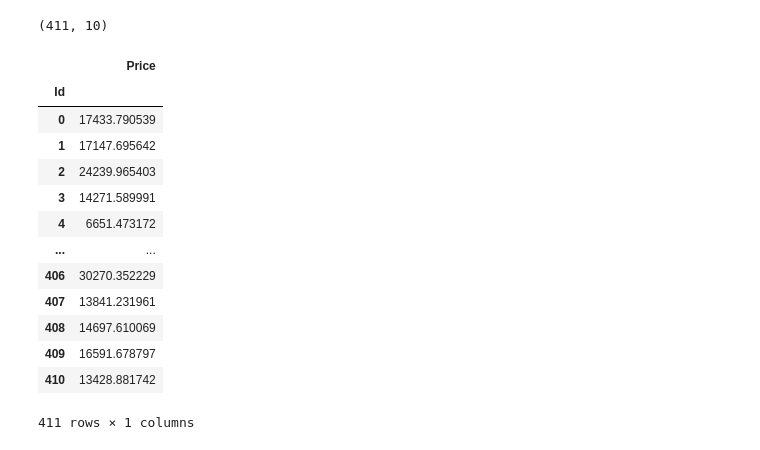
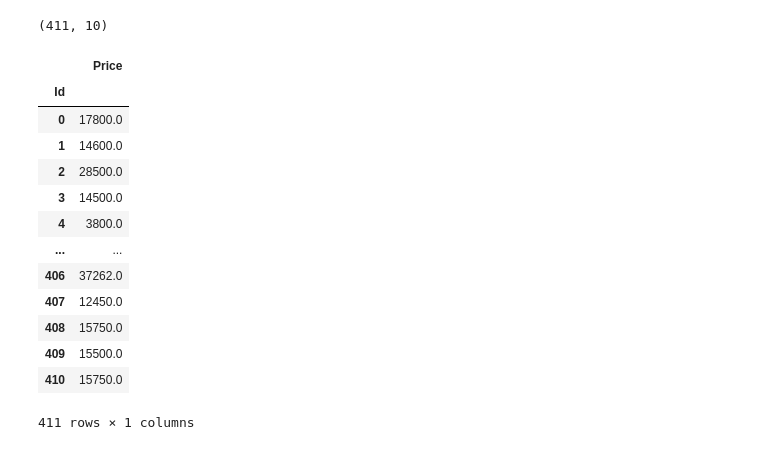
Before and after one commit to MuhammadAhmed3092/Machine-Learning, a Jupyter notebook: cars-price-prediction-using-advanced-regression.ipynb, the cells around one changed output. Cells and saved outputs as stored; diff of their text form; code cells hidden in the pictures.

Commit message:
Kaggle Notebook | Cars Price Prediction Using Advanced Regression | Version 15

```diff
--- a/cars-price-prediction-using-advanced-regression.ipynb
+++ b/cars-price-prediction-using-advanced-regression.ipynb
@@ -342,22 +352,22 @@ ypred_ridge=ridge.predict(tests)
 # %%
 ypred_decision=dtr.predict(tests)
 # %%
-Prediction = pd.DataFrame({"Id" : test["Id"], "Price":ypred_gradient})
+Prediction = pd.DataFrame({"Id" : test["Id"], "Price":ypred_decision})
 Prediction.set_index("Id")
 # %% [output]
 |  | Price |
 | Id |  |
-| 0 | 17433.790539 |
-| 1 | 17147.695642 |
-| 2 | 24239.965403 |
-| 3 | 14271.589991 |
-| 4 | 6651.473172 |
+| 0 | 17800.0 |
+| 1 | 14600.0 |
+| 2 | 28500.0 |
+| 3 | 14500.0 |
+| 4 | 3800.0 |
 | ... | ... |
-| 406 | 30270.352229 |
-| 407 | 13841.231961 |
-| 408 | 14697.610069 |
-| 409 | 16591.678797 |
-| 410 | 13428.881742 |
+| 406 | 37262.0 |
+| 407 | 12450.0 |
+| 408 | 15750.0 |
+| 409 | 15500.0 |
+| 410 | 15750.0 |
 411 rows × 1 columns
 # %%
 Prediction.to_csv('submission.csv', index = False)
```
Also changed, not shown: parts of 8 cells of this notebook.
